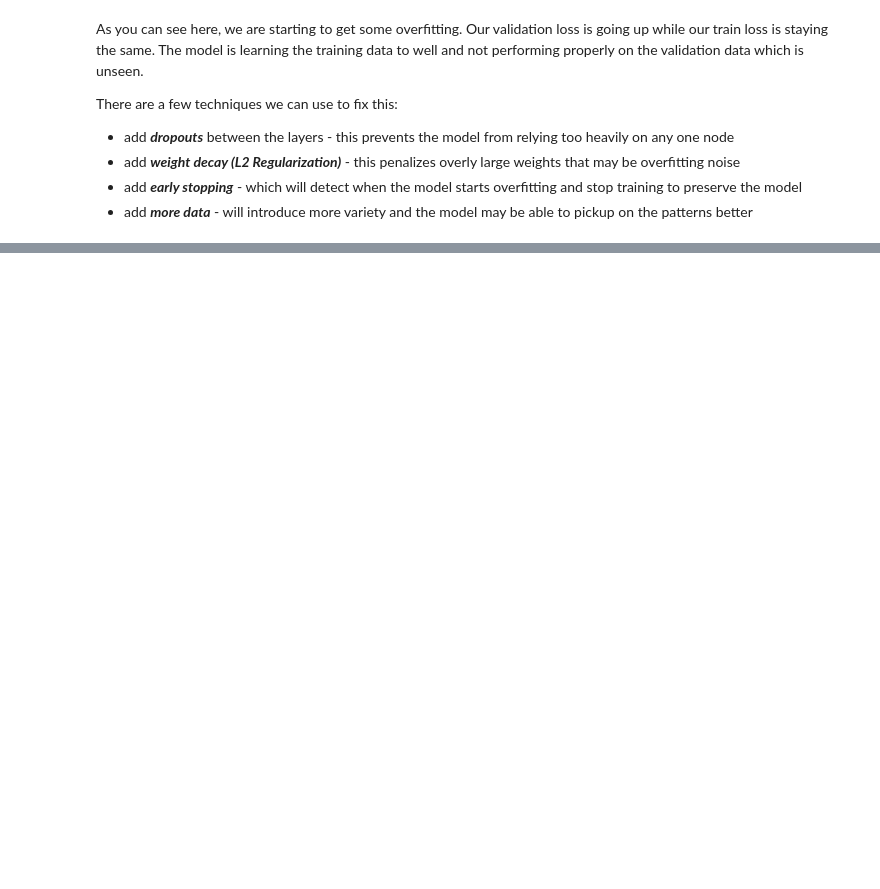
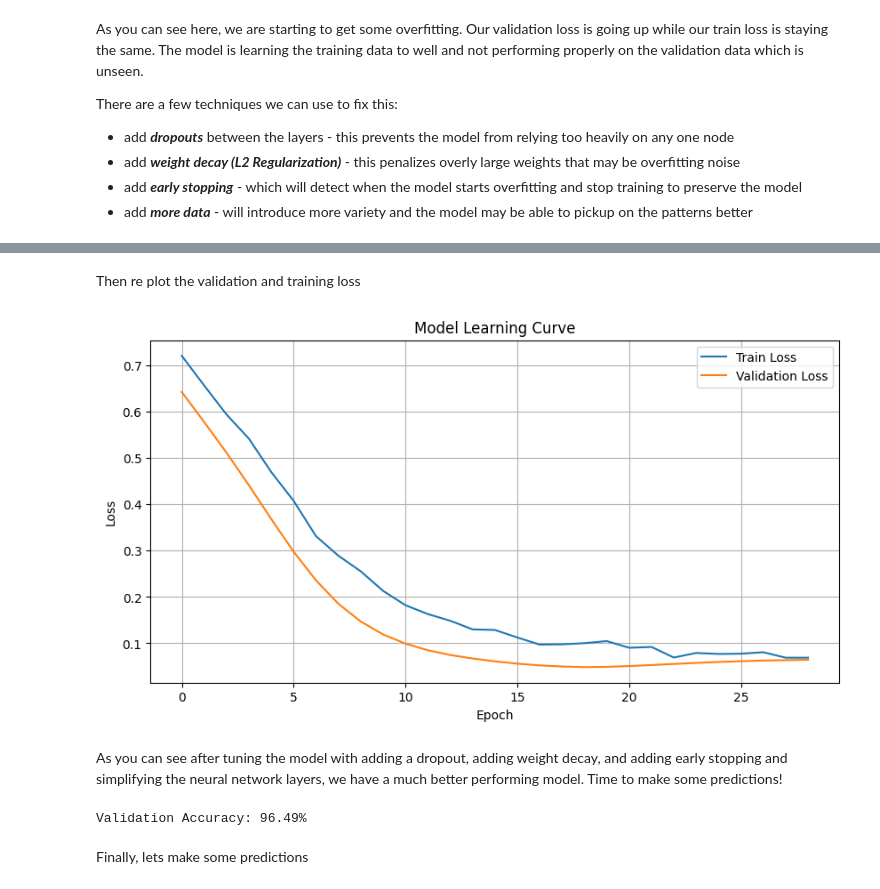
Before and after one commit to CallumGA/pytorch-classification, a Jupyter notebook: classification.ipynb, the cells around one changed output, grey strips where cells are left out. Cells and saved outputs as stored; diff of their text form; code cells hidden in the pictures; blank space fills up the shorter version.

```diff
--- a/classification.ipynb
+++ b/classification.ipynb
@@ -186,0 +252,26 @@ There are a few techniques we can use to fix this:
+# %% [markdown]
+Then re plot the validation and training loss
+# %%
+plt.figure(figsize=(10, 5))
+plt.plot(train_losses_tuned, label='Train Loss')
+plt.plot(val_losses_tuned, label='Validation Loss')
+plt.xlabel("Epoch")
+plt.ylabel("Loss")
+plt.title("Model Learning Curve")
+plt.legend()
+plt.grid(True)
+plt.show()
+# %% [output]
+[figure, added]
+# %% [markdown]
+As you can see after tuning the model with adding a dropout, adding weight decay, and adding early stopping and simplifying the neural network layers, we have a much better performing model. Time to make some predictions!
+# %%
+model.eval()
+with torch.no_grad():
+    preds = torch.sigmoid(model(X_val)) >= 0.5
+    acc = accuracy_score(y_val, preds)
+    print(f"Validation Accuracy: {acc * 100:.2f}%")
+# %% [output]
+Validation Accuracy: 96.49%
+# %% [markdown]
+Finally, lets make some predictions
```
Also changed, not shown: parts of 6 cells of this notebook.
